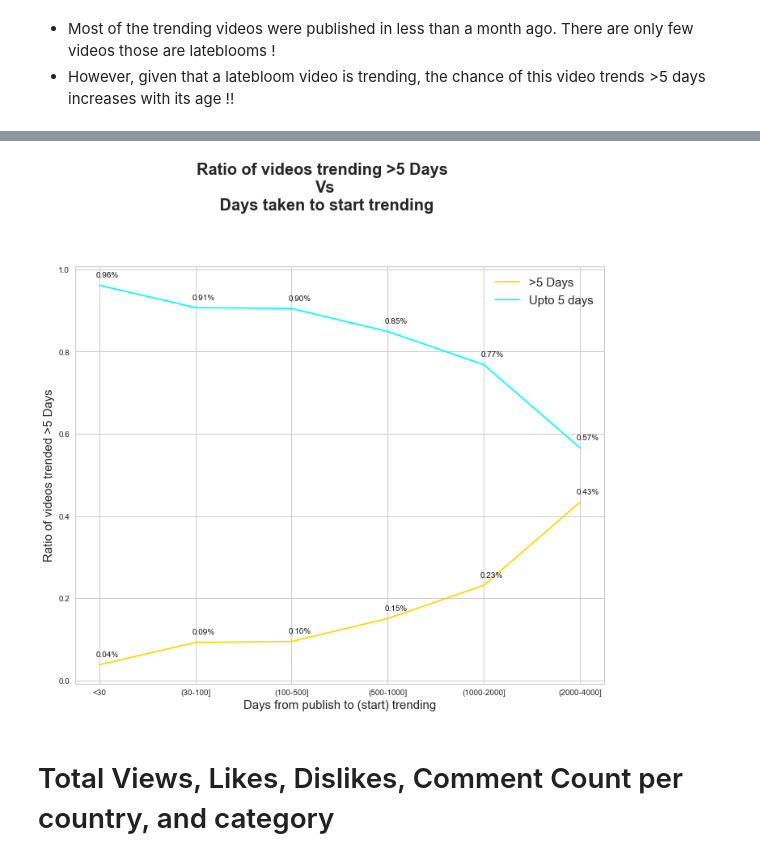
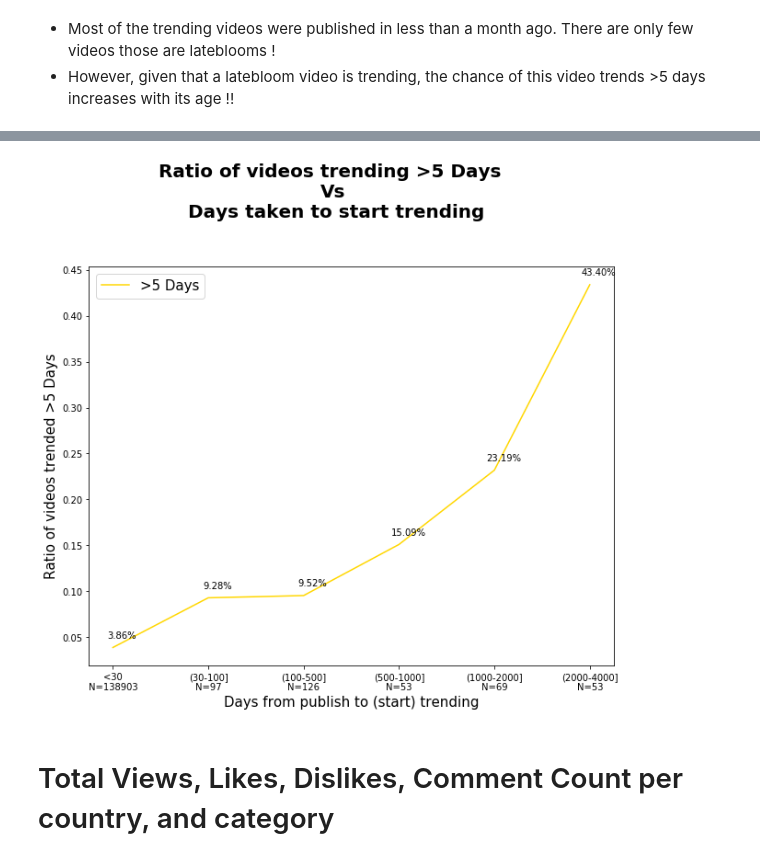
Before and after one commit to bnarath/YouTube_Trending, a Jupyter notebook: youtube-trending/Code/Numeric_Variables_InProgress.ipynb, the cells around one changed output, grey strips where cells are left out. Cells and saved outputs as stored; diff of their text form; code cells hidden in the pictures.

```diff
--- a/youtube-trending/Code/Numeric_Variables_InProgress.ipynb
+++ b/youtube-trending/Code/Numeric_Variables_InProgress.ipynb
@@ -79,7 +79,9 @@ DF_numeric = DF[num_columns+target].copy()
 Newness_Popularity_DF = DF.copy()
 Newness_Popularity_DF['Days_to_trend']=pd.cut(Newness_Popularity_DF['Trended_After(Days)'], bins=[-1,30,np.inf],labels=['Within 1 Month', '>1 Month'])
 # %%
-ax=Newness_Popularity_DF.groupby('Days_to_trend')['video_id'].count().plot(kind='pie', colors = ["cyan", "gold"], label='', fontsize=15, shadow=True, autopct='%1.1f%%', explode=[0,0.05])
+Newness_Count = Newness_Popularity_DF.groupby('Days_to_trend')['video_id'].count()
+label=[f"{i}\nN={j}" for i,j in zip(Newness_Count.index, Newness_Count)]
+ax=Newness_Popularity_DF.groupby('Days_to_trend')['video_id'].count().plot(kind='pie', colors = ["cyan", "gold"], label='', labels=label, fontsize=15, shadow=True, autopct='%1.1f%%', explode=[0,0.05])
 ax.set_aspect("equal")
 _=plt.suptitle('%of trending videos by "Days to start trending"', fontsize=20, weight='bold', y=1.1)
 _ = plt.tight_layout()
@@ -110,35 +112,38 @@ dtype: int64
 # %%
 Labels=['<30', '(30-100]', '(100-500]', '(500-1000]', '(1000-2000]', '(2000-4000]']
 Newness_Popularity_DF.loc[:,'Days_to_trend']=pd.cut(Newness_Popularity_DF['Trended_After(Days)'], bins=[-1,30,100, 500, 1000, 2000, 4000],labels=Labels) #Max is  3982 days
-Newness_Popularity_Table = Newness_Popularity_DF.groupby('Days_to_trend')['Popularity_Category'].value_counts(normalize=True).unstack(level=1).fillna(0)
+Newness_Popularity_Table = pd.DataFrame(Newness_Popularity_DF.groupby('Days_to_trend')['Popularity_Category'].value_counts(normalize=True).unstack(level=1).fillna(0)['>5 Days'])
 # %%
-ax = Newness_Popularity_Table.plot(xticks=np.arange(len(Newness_Popularity_Table.index)), color = ["gold", "cyan"], figsize=(10,8))
+#
+ax = Newness_Popularity_Table.plot(xticks=np.arange(len(Newness_Popularity_Table.index)), color = ["gold", "cyan"], figsize=(9,7))
+x_tick_labels = [f"{i}\nN={j}" for i,j in zip(Newness_Popularity_Table.index, Newness_Popularity_DF.groupby('Days_to_trend')['Popularity_Category'].value_counts().unstack(level=1).fillna(0).sum(axis=1))]
 
 #Annotation
 x=np.arange(len(Newness_Popularity_Table.index))
+_=ax.set_xticklabels(x_tick_labels)
 for col in Newness_Popularity_Table.columns:
-    label = ["{:.2f}%".format(text) for text in Newness_Popularity_Table[col].to_list()]
+    label = ["{:.2f}%".format(text*100) for text in Newness_Popularity_Table[col].to_list()]
     y=Newness_Popularity_Table[col].to_list()
     for index in range(len(label)):
         _=ax.annotate(label[index], # this is the text
                      (x[index],y[index]), # this is the point to label
                      textcoords="offset points", # how to position the text ('offset pixels'  is the other option)
                      xytext=(10,10), # distance from text to points (x,y)
                      ha='center', # horizontal alignment can be left, right or center
                      fontsize=10,
                      color='k')
 
 #Beautification !!!
 _=plt.suptitle('Ratio of videos trending >5 Days \nVs\n Days taken to start trending', fontsize=20, weight='bold', y=1.2)
 _=ax.legend(loc='best',fontsize = 15)
 _=ax.set_ylabel('Ratio of videos trended >5 Days',fontsize = 15)
 _=ax.set_xlabel('Days from publish to (start) trending',fontsize = 15)
 _=plt.tight_layout()
 
 _=plt.savefig("../Image/Latebloom_effect.png",bbox_inches = "tight")
 plt.show()
 # %% [output]
-[figure, old version]
+[figure, new version]
 # %% [markdown]
 # Total Views, Likes, Dislikes, Comment Count per country, and category
 # %%
```
Also changed, not shown: parts of 9 cells of this notebook, 27 other files.
